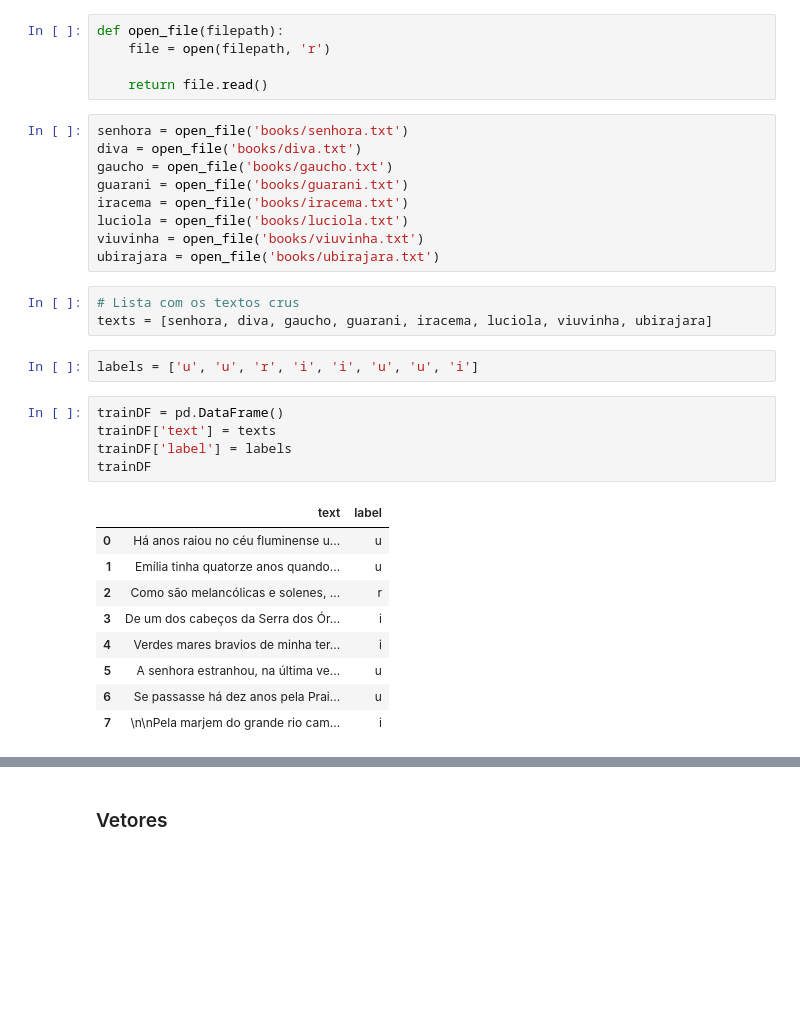
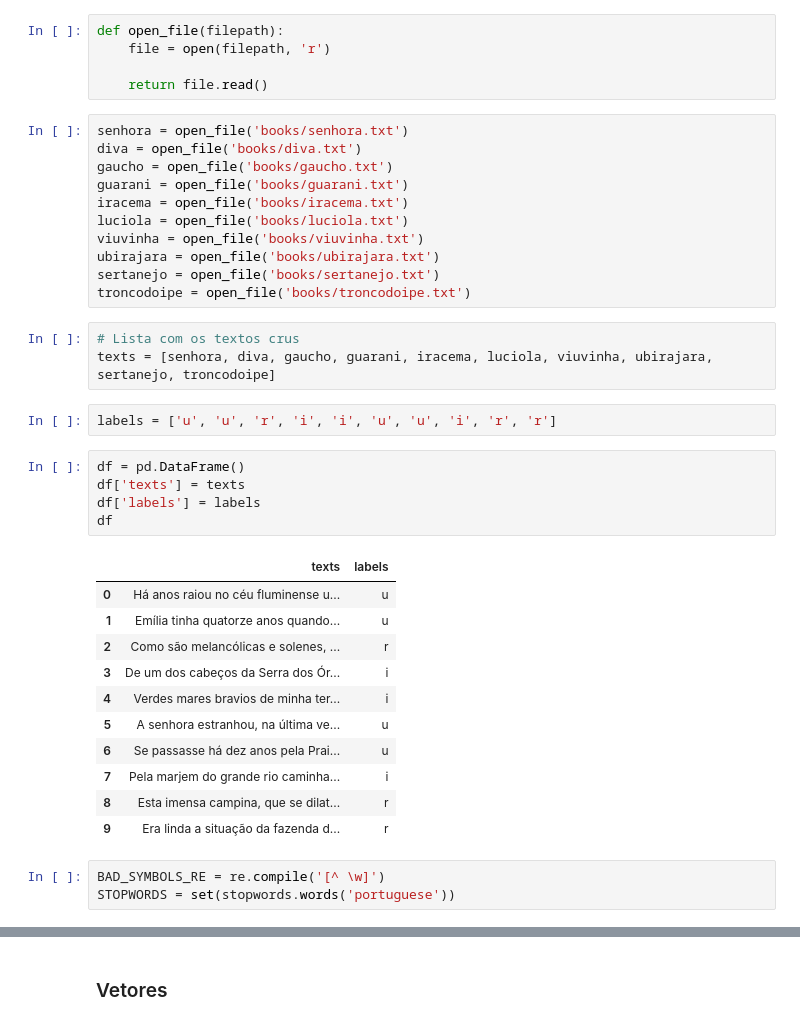
Before and after one commit to ellfiscina/TextMining, a Jupyter notebook: Untitled1.ipynb, the cells around one changed output, grey strips where cells are left out. Saved outputs shown, nothing was run; the diff lists cells and outputs as text; blank space fills up the shorter version.

```diff
--- a/Untitled1.ipynb
+++ b/Untitled1.ipynb
@@ -26,23 +31,30 @@ iracema = open_file('books/iracema.txt')
 luciola = open_file('books/luciola.txt')
 viuvinha = open_file('books/viuvinha.txt')
 ubirajara = open_file('books/ubirajara.txt')
+sertanejo = open_file('books/sertanejo.txt')
+troncodoipe = open_file('books/troncodoipe.txt')
 # %%
 # Lista com os textos crus
-texts = [senhora, diva, gaucho, guarani, iracema, luciola, viuvinha, ubirajara]
+texts = [senhora, diva, gaucho, guarani, iracema, luciola, viuvinha, ubirajara, sertanejo, troncodoipe]
 # %%
-labels = ['u', 'u', 'r', 'i', 'i', 'u', 'u', 'i']
+labels = ['u', 'u', 'r', 'i', 'i', 'u', 'u', 'i', 'r', 'r']
-# %%
-trainDF = pd.DataFrame()
-trainDF['text'] = texts
-trainDF['label'] = labels
-trainDF
-# %% [output]
-|  | text | label |
-| 0 | Há anos raiou no céu fluminense u... | u |
-| 1 | Emília tinha quatorze anos quando... | u |
-| 2 | Como são melancólicas e solenes, ... | r |
-| 3 | De um dos cabeços da Serra dos Ór... | i |
-| 4 | Verdes mares bravios de minha ter... | i |
-| 5 | A senhora estranhou, na última ve... | u |
-| 6 | Se passasse há dez anos pela Prai... | u |
-| 7 | \n\nPela marjem do grande rio cam... | i |
+# %%
+df = pd.DataFrame()
+df['texts'] = texts
+df['labels'] = labels
+df
+# %% [output]
+|  | texts | labels |
+| 0 | Há anos raiou no céu fluminense u... | u |
+| 1 | Emília tinha quatorze anos quando... | u |
+| 2 | Como são melancólicas e solenes, ... | r |
+| 3 | De um dos cabeços da Serra dos Ór... | i |
+| 4 | Verdes mares bravios de minha ter... | i |
+| 5 | A senhora estranhou, na última ve... | u |
+| 6 | Se passasse há dez anos pela Prai... | u |
+| 7 | Pela marjem do grande rio caminha... | i |
+| 8 | Esta imensa campina, que se dilat... | r |
+| 9 | Era linda a situação da fazenda d... | r |
+# %%
+BAD_SYMBOLS_RE = re.compile('[^ \w]')
+STOPWORDS = set(stopwords.words('portuguese'))
```
Also changed, not shown: parts of 44 cells of this notebook, 5 other files.
